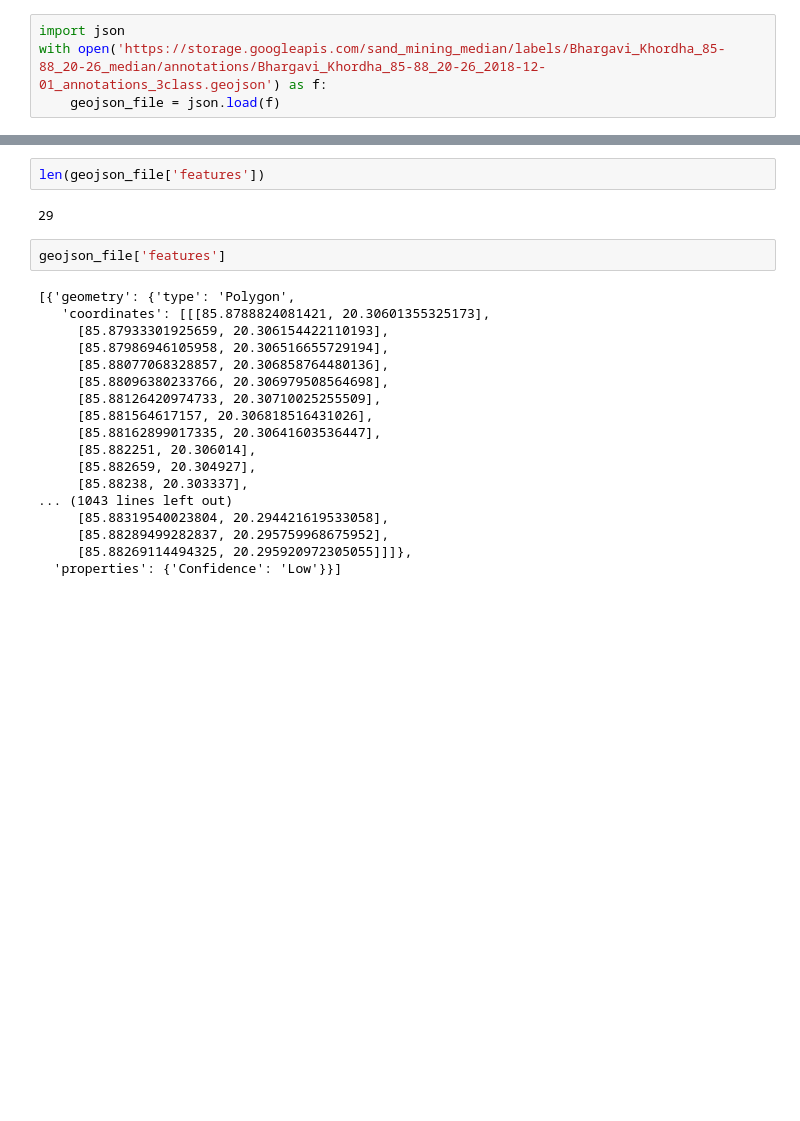
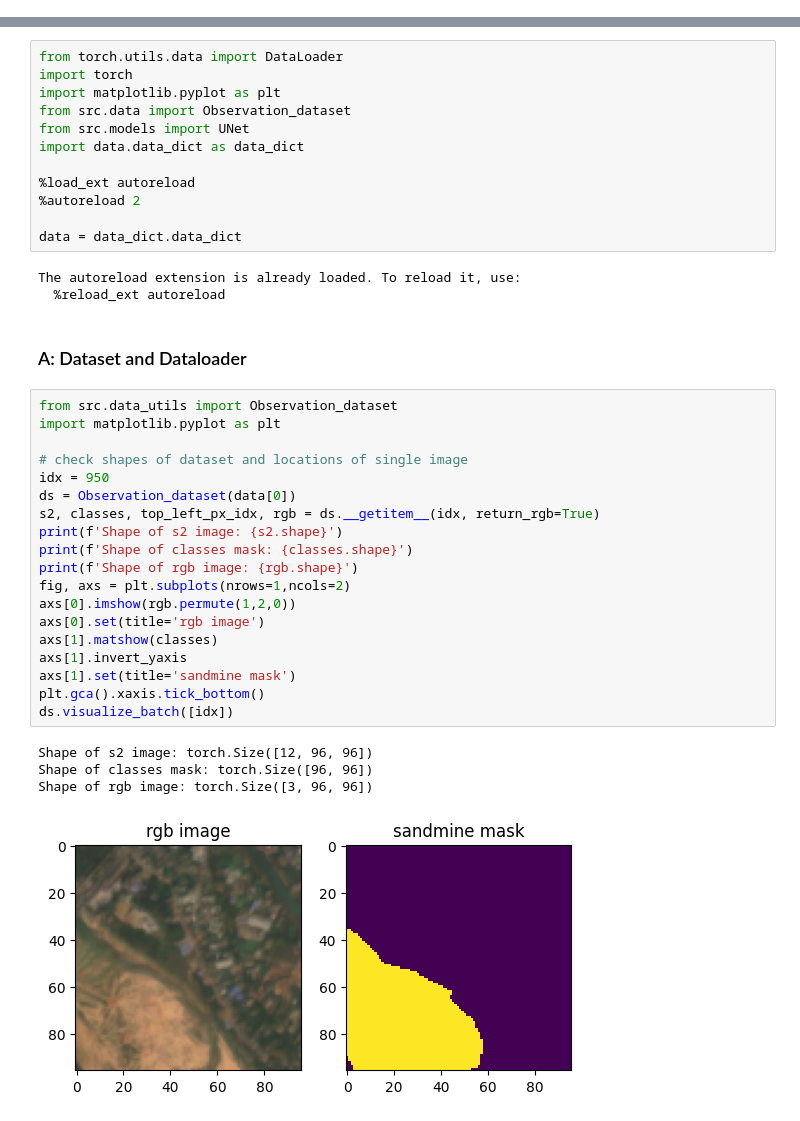
Before and after one commit to LeWaldm/take-home-remote-sensing, a Jupyter notebook: test.ipynb, the cells around one changed output, grey strips where cells are left out. Cells and saved outputs as stored; diff of their text form; blank space fills up the shorter version.

Commit message:
single observation loader

```diff
--- a/test.ipynb
+++ b/test.ipynb
@@ -43,4 +0,0 @@ data = [
-# %%
-import json
-with open('https://storage.googleapis.com/sand_mining_median/labels/Bhargavi_Khordha_85-88_20-26_median/annotations/Bhargavi_Khordha_85-88_20-26_2018-12-01_annotations_3class.geojson') as f:
-    geojson_file = json.load(f)
@@ -175,24 +1,41 @@ plt.matshow(mask)
-# %%
-len(geojson_file['features'])
-# %% [output]
-29
-# %%
-geojson_file['features']
-# %% [output]
-[{'geometry': {'type': 'Polygon',
-   'coordinates': [[[85.8788824081421, 20.30601355325173],
-     [85.87933301925659, 20.306154422110193],
-     [85.87986946105958, 20.306516655729194],
-     [85.88077068328857, 20.306858764480136],
-     [85.88096380233766, 20.306979508564698],
-     [85.88126420974733, 20.30710025255509],
-     [85.881564617157, 20.306818516431026],
-     [85.88162899017335, 20.30641603536447],
-     [85.882251, 20.306014],
-     [85.882659, 20.304927],
-     [85.88238, 20.303337],
-... (1043 lines left out)
-     [85.88319540023804, 20.294421619533058],
-     [85.88289499282837, 20.295759968675952],
-     [85.88269114494325, 20.295920972305055]]]},
-  'properties': {'Confidence': 'Low'}}]
+# %%
+from torch.utils.data import DataLoader
+import torch
+import matplotlib.pyplot as plt
+from src.data import Observation_dataset
+from src.models import UNet
+import data.data_dict as data_dict
+
+%load_ext autoreload
+%autoreload 2
+
+data = data_dict.data_dict
+# %% [output]
+The autoreload extension is already loaded. To reload it, use:
+  %reload_ext autoreload
+# %% [markdown]
+### A: Dataset and Dataloader
+# %%
+from src.data_utils import Observation_dataset
+import matplotlib.pyplot as plt
+
+# check shapes of dataset and locations of single image
+idx = 950
+ds = Observation_dataset(data[0])
+s2, classes, top_left_px_idx, rgb = ds.__getitem__(idx, return_rgb=True)
+print(f'Shape of s2 image: {s2.shape}')
+print(f'Shape of classes mask: {classes.shape}')
+print(f'Shape of rgb image: {rgb.shape}')
+fig, axs = plt.subplots(nrows=1,ncols=2)
+axs[0].imshow(rgb.permute(1,2,0))
+axs[0].set(title='rgb image')
+axs[1].matshow(classes)
+axs[1].invert_yaxis
+axs[1].set(title='sandmine mask')
+plt.gca().xaxis.tick_bottom()
+ds.visualize_batch([idx])
+# %% [output]
+Shape of s2 image: torch.Size([12, 96, 96])
+Shape of classes mask: torch.Size([96, 96])
+Shape of rgb image: torch.Size([3, 96, 96])
+[figure, added]
```
Also changed, not shown: parts of 13 cells of this notebook, 8 other files.
